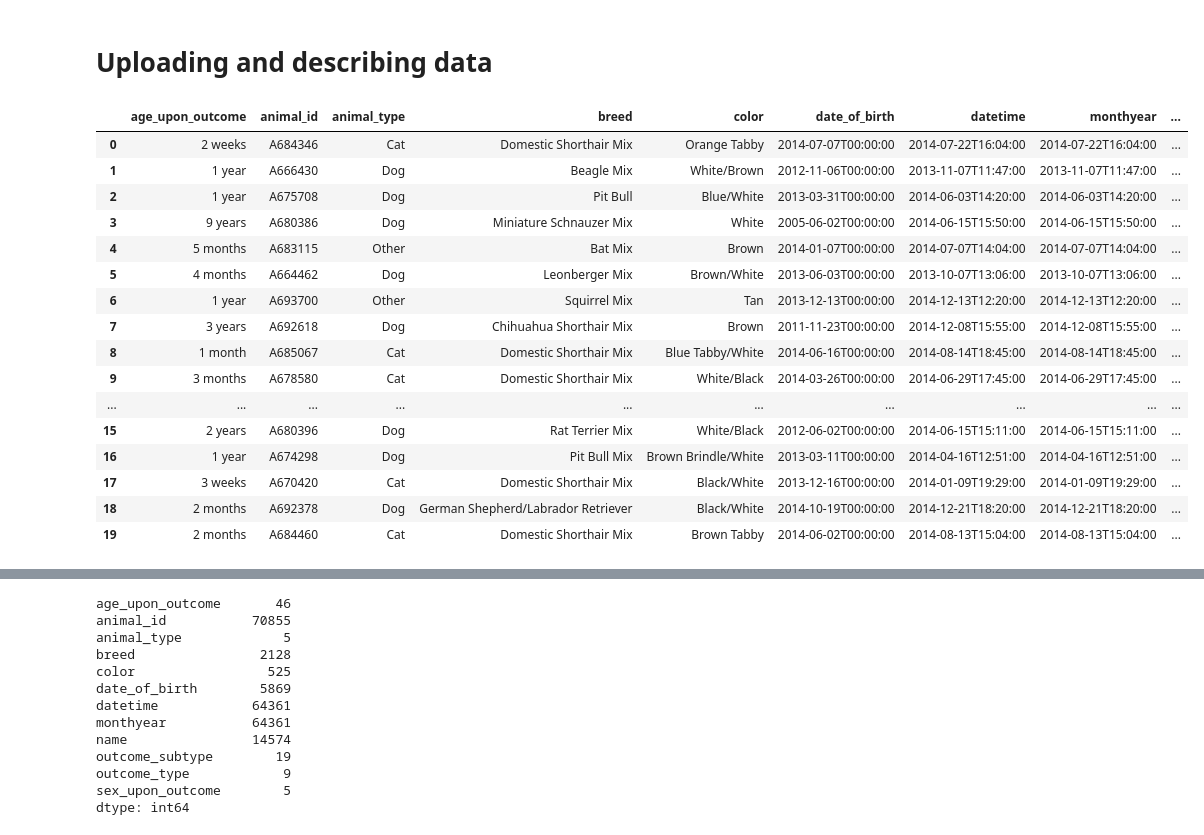
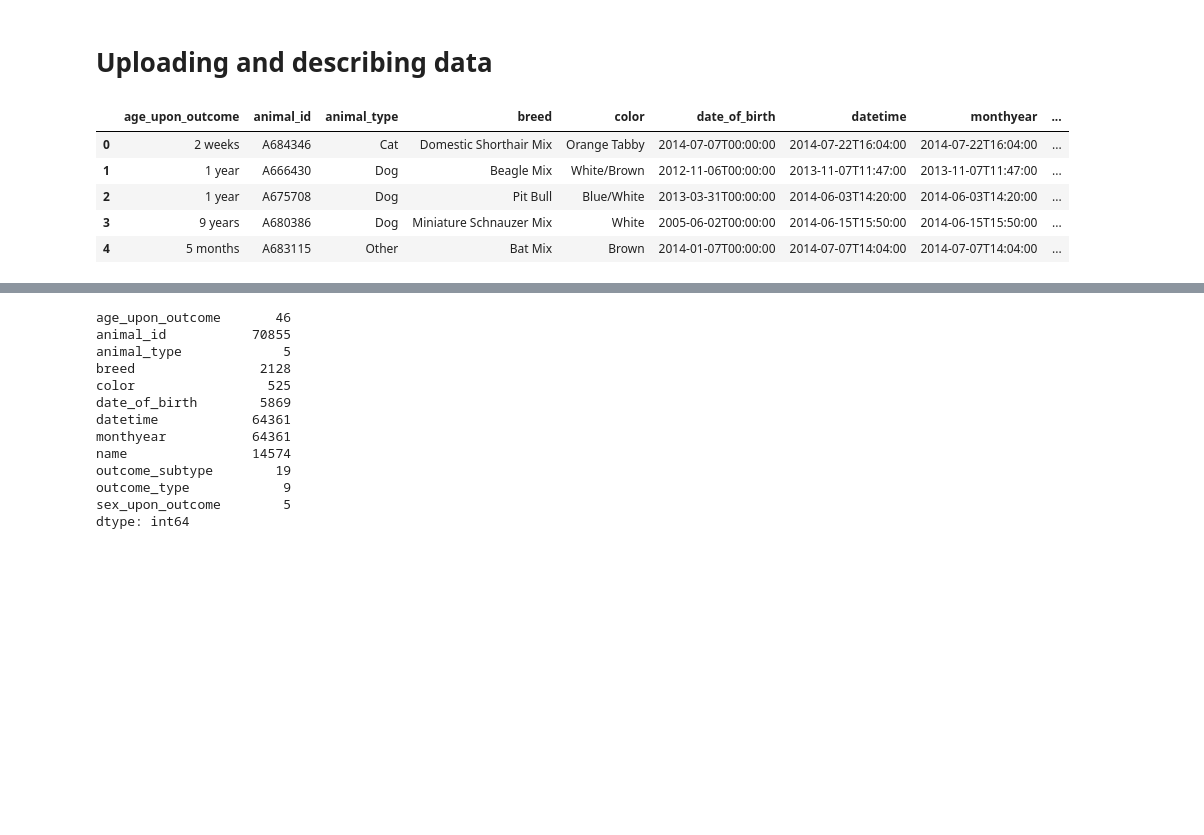
Before and after one commit to jlinGG/Thinkful-DS-Bootcamp, a Jupyter notebook: Capstone-3.ipynb, the cells around one changed output, grey strips where cells are left out. Drawn from its saved outputs; the diff is of its cells as text; code cells hidden in the pictures; blank space fills up the shorter version.

```diff
--- a/Capstone-3.ipynb
+++ b/Capstone-3.ipynb
@@ -89,25 +89,14 @@ sns.set(style="white", color_codes=True)
 # Uploading and describing data
 # %%
 raw_data = pd.read_csv('datafiles/aac_shelter_outcomes.csv')
-raw_data.head(20)
+raw_data.head()
 # %% [output]
 |  | age_upon_outcome | animal_id | animal_type | breed | color | date_of_birth | datetime | monthyear | ... |
 | 0 | 2 weeks | A684346 | Cat | Domestic Shorthair Mix | Orange Tabby | 2014-07-07T00:00:00 | 2014-07-22T16:04:00 | 2014-07-22T16:04:00 | ... |
 | 1 | 1 year | A666430 | Dog | Beagle Mix | White/Brown | 2012-11-06T00:00:00 | 2013-11-07T11:47:00 | 2013-11-07T11:47:00 | ... |
 | 2 | 1 year | A675708 | Dog | Pit Bull | Blue/White | 2013-03-31T00:00:00 | 2014-06-03T14:20:00 | 2014-06-03T14:20:00 | ... |
 | 3 | 9 years | A680386 | Dog | Miniature Schnauzer Mix | White | 2005-06-02T00:00:00 | 2014-06-15T15:50:00 | 2014-06-15T15:50:00 | ... |
 | 4 | 5 months | A683115 | Other | Bat Mix | Brown | 2014-01-07T00:00:00 | 2014-07-07T14:04:00 | 2014-07-07T14:04:00 | ... |
-| 5 | 4 months | A664462 | Dog | Leonberger Mix | Brown/White | 2013-06-03T00:00:00 | 2013-10-07T13:06:00 | 2013-10-07T13:06:00 | ... |
-| 6 | 1 year | A693700 | Other | Squirrel Mix | Tan | 2013-12-13T00:00:00 | 2014-12-13T12:20:00 | 2014-12-13T12:20:00 | ... |
-| 7 | 3 years | A692618 | Dog | Chihuahua Shorthair Mix | Brown | 2011-11-23T00:00:00 | 2014-12-08T15:55:00 | 2014-12-08T15:55:00 | ... |
-| 8 | 1 month | A685067 | Cat | Domestic Shorthair Mix | Blue Tabby/White | 2014-06-16T00:00:00 | 2014-08-14T18:45:00 | 2014-08-14T18:45:00 | ... |
-| 9 | 3 months | A678580 | Cat | Domestic Shorthair Mix | White/Black | 2014-03-26T00:00:00 | 2014-06-29T17:45:00 | 2014-06-29T17:45:00 | ... |
-| ... | ... | ... | ... | ... | ... | ... | ... | ... | ... |
-| 15 | 2 years | A680396 | Dog | Rat Terrier Mix | White/Black | 2012-06-02T00:00:00 | 2014-06-15T15:11:00 | 2014-06-15T15:11:00 | ... |
-| 16 | 1 year | A674298 | Dog | Pit Bull Mix | Brown Brindle/White | 2013-03-11T00:00:00 | 2014-04-16T12:51:00 | 2014-04-16T12:51:00 | ... |
-| 17 | 3 weeks | A670420 | Cat | Domestic Shorthair Mix | Black/White | 2013-12-16T00:00:00 | 2014-01-09T19:29:00 | 2014-01-09T19:29:00 | ... |
-| 18 | 2 months | A692378 | Dog | German Shepherd/Labrador Retriever | Black/White | 2014-10-19T00:00:00 | 2014-12-21T18:20:00 | 2014-12-21T18:20:00 | ... |
-| 19 | 2 months | A684460 | Cat | Domestic Shorthair Mix | Brown Tabby | 2014-06-02T00:00:00 | 2014-08-13T15:04:00 | 2014-08-13T15:04:00 | ... |
 # %%
 raw_data.info()
 # %% [output]
```
Also changed, not shown: parts of 57 cells of this notebook.
